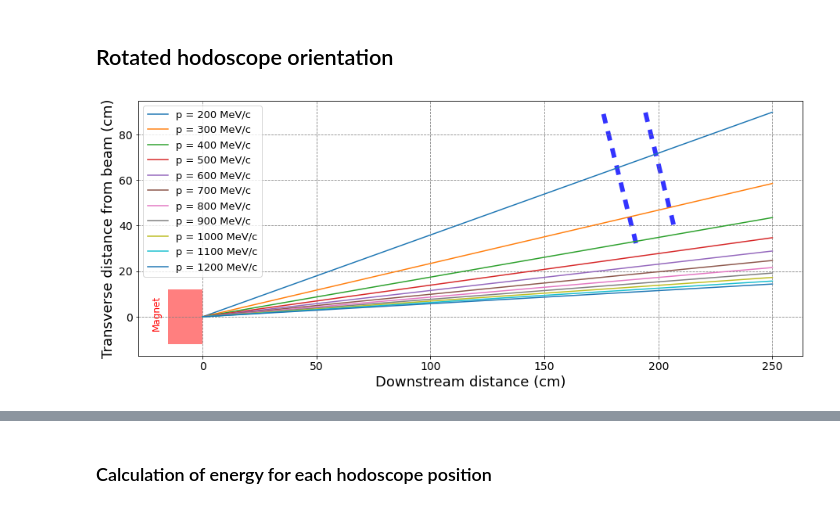
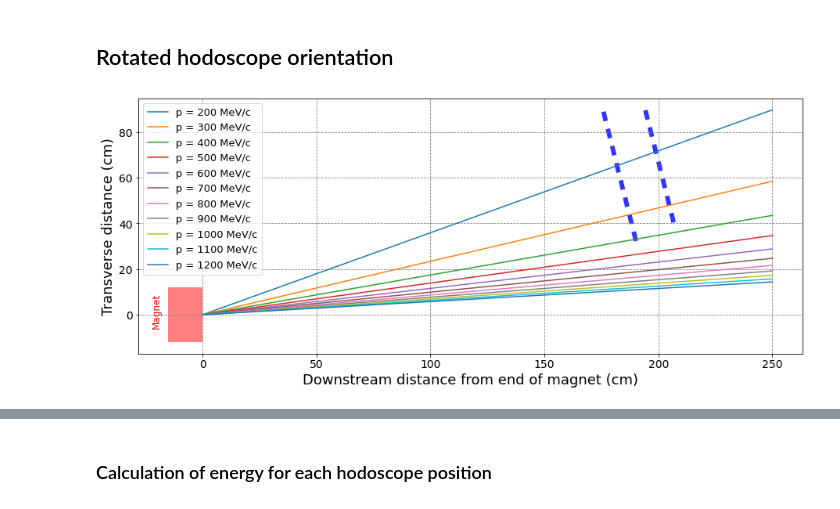
Before and after one commit to jerenner/T9BeamTestAna, a Jupyter notebook: python/new_analysis/hodoscope/field_calculations.ipynb, the cells around one changed output, grey strips where cells are left out. Saved outputs shown, nothing was run; the diff lists cells and outputs as text; code cells hidden in the pictures.

Commit message:
Updates with several key plots

```diff
--- a/python/new_analysis/hodoscope/field_calculations.ipynb
+++ b/python/new_analysis/hodoscope/field_calculations.ipynb
@@ -136,33 +136,33 @@ for i in range(7):  # Second row
     center_y = draw_y + hodo_x_len/2
     rotation = transforms.Affine2D().rotate_deg_around(center_x, center_y, np.degrees(0.23))
     rectangle.set_transform(rotation + ax.transData)
 
     #ax.add_patch(patches.Rectangle((l_hodoscope + hodo_z_sep/2, xdist_hodoscope + hodo_x_sep/2 + i*hodo_x_sep),
     #                               hodo_z_len, hodo_x_len, facecolor='blue', alpha=0.8))
     #ax.text(l_hodoscope + 1.5*hodo_z_sep/2 + hodo_z_len/2, xdist_hodoscope + hodo_x_sep/2 + i*hodo_x_sep + hodo_x_len/2, str(labels_7[i]),
     #        color='black', ha='center', va='center')
 
 # Add gridlines
 ax.grid(True, which='both', color='gray', linestyle='--')
 
 # Add a legend
 ax.legend(fontsize=13)
 
 # Add labels and title
-ax.set_xlabel('Downstream distance (cm)',fontsize=18)
-ax.set_ylabel('Transverse distance from beam (cm)',fontsize=18)
+ax.set_xlabel('Downstream distance from end of magnet (cm)',fontsize=18)
+ax.set_ylabel('Transverse distance (cm)',fontsize=18)
 #ax.set_title('Approx. electron trajectories for different momenta',fontsize=18)
 
 # Equal aspect ratio
 ax.set_aspect('equal')
 
 # Add a small box representing the magnet at the origin and label it
 ax.add_patch(patches.Rectangle((-15, -12), 15, 24, facecolor='red', alpha=0.5))
 ax.text(-22.5, -5, 'Magnet', fontsize=12, color='red',rotation=90)
 
 # Set larger tick marks
 ax.tick_params(axis='both', which='major', labelsize=14)
 
 plt.savefig("electron_trajectories.png", bbox_inches='tight')
 # %% [output]
-[figure, old version]
+[figure, new version]
```
Also changed, not shown: parts of 5 cells of this notebook, 2 other files.
